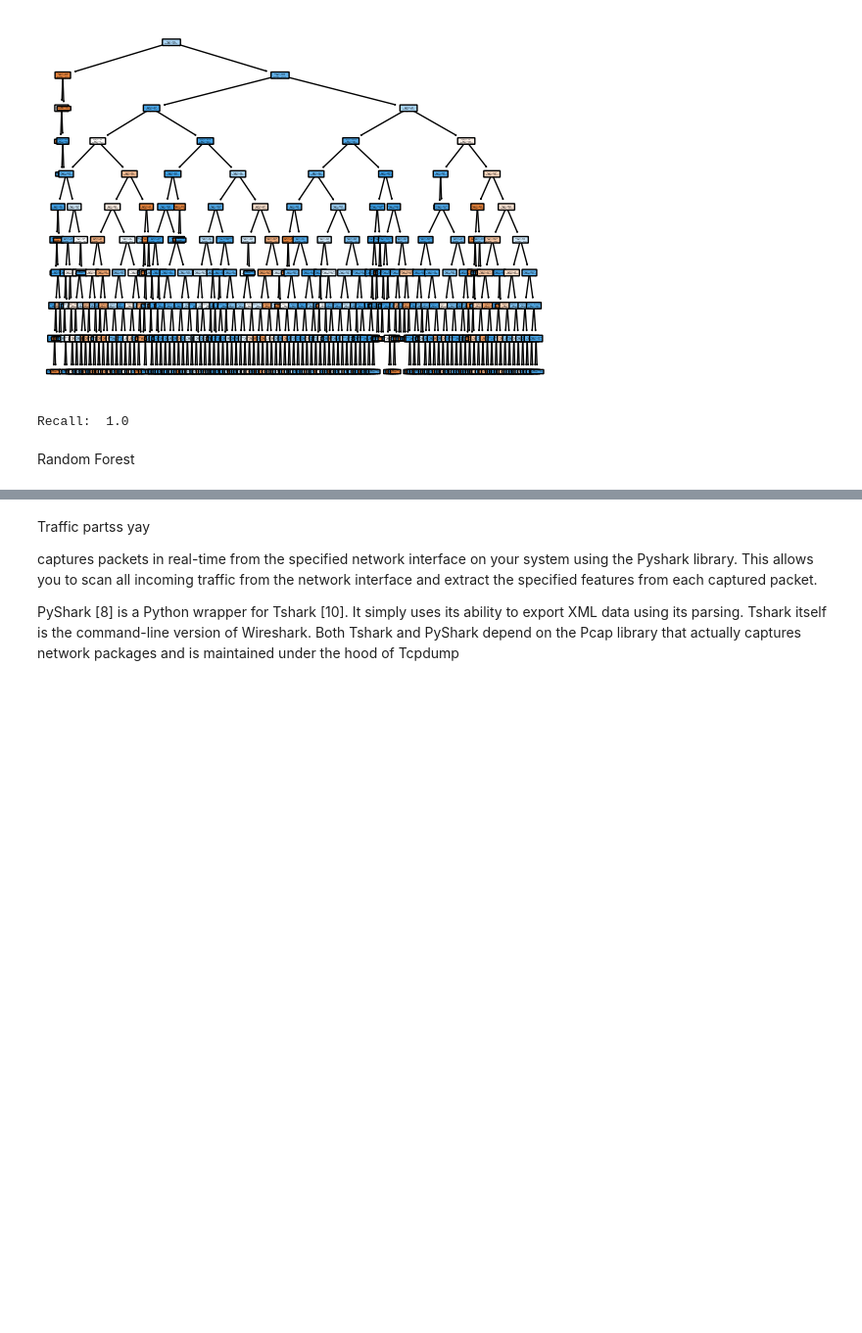
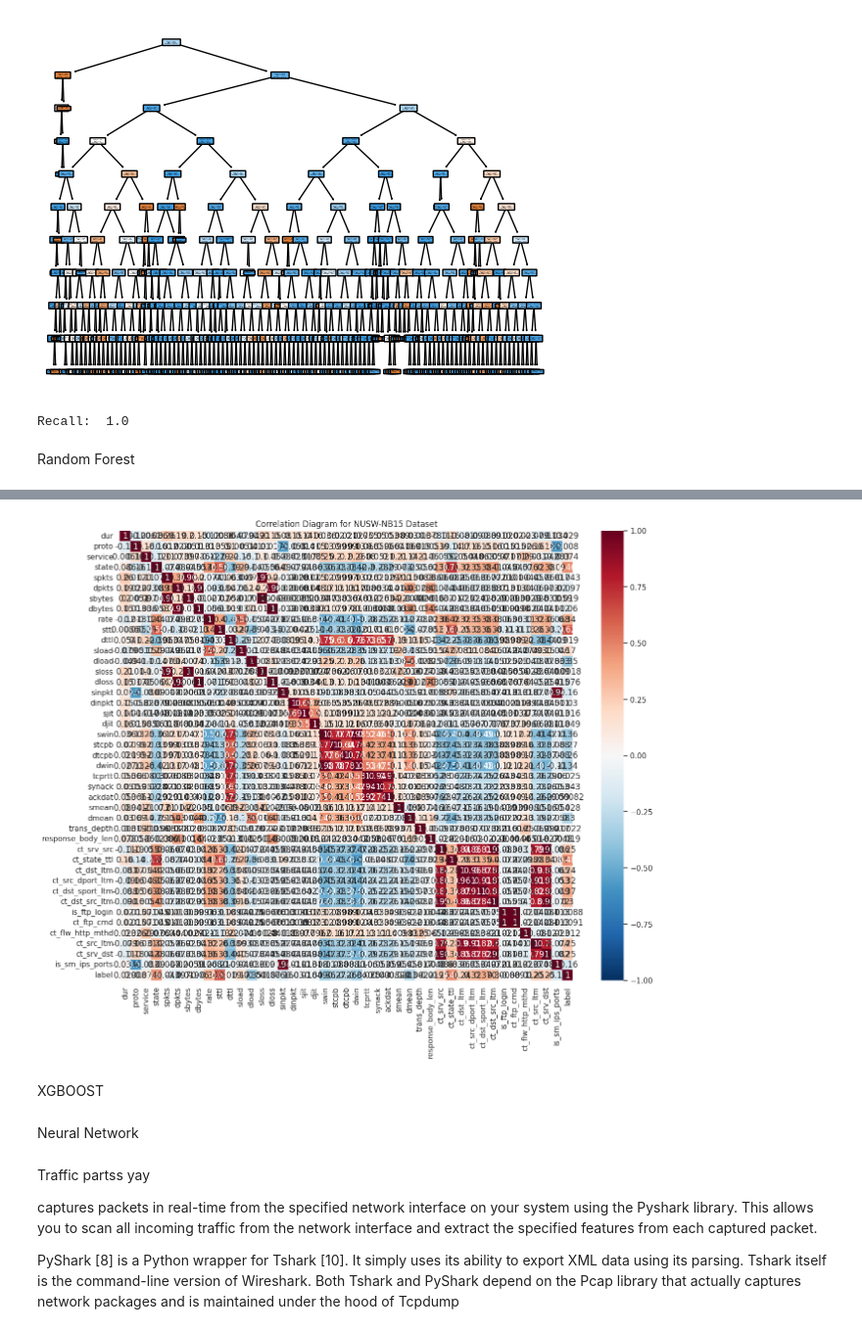
Before and after one commit to Abugahh/Detecting-Networks-Anomaly-using-ML, a Jupyter notebook: Project.ipynb, the cells around one changed output, grey strips where cells are left out. Shown at 98% size. Drawn from its saved outputs; the diff is of its cells as text; code cells hidden in the pictures; blank space fills up the shorter version.

```diff
--- a/Project.ipynb
+++ b/Project.ipynb
@@ -614,3 +710,20 @@ print("Accuracy: ", accuracy)
+# %%
+
+# select only the numeric columns
+df_numeric = df.select_dtypes(include=np.number)
+
+# calculate the correlation coefficients
+corr = df_numeric.corr(method="pearson")
+
+# plot the heatmap
+plt.figure(figsize=(15,12))
+sns.heatmap(corr, annot=True, cmap="RdBu_r", vmin=-1, vmax=1)
+plt.title("Correlation Diagram for NUSW-NB15 Dataset")
+plt.show()
+# %% [output]
+[figure, added]
+# %% [markdown]
+XGBOOST
 # %%
 # Create an XGBoost model
 
@@ -635,6 +748,8 @@ plt.xlabel('F score')
 plt.ylabel('Features')
 plt.title('Feature importance')
 plt.show()
+# %% [markdown]
+Neural Network
 # %%
 # Import modules
 from sklearn.neural_network import MLPClassifier # Use the MLPClassifier class from scikit-learn
```
Also changed, not shown: parts of 12 cells of this notebook.
